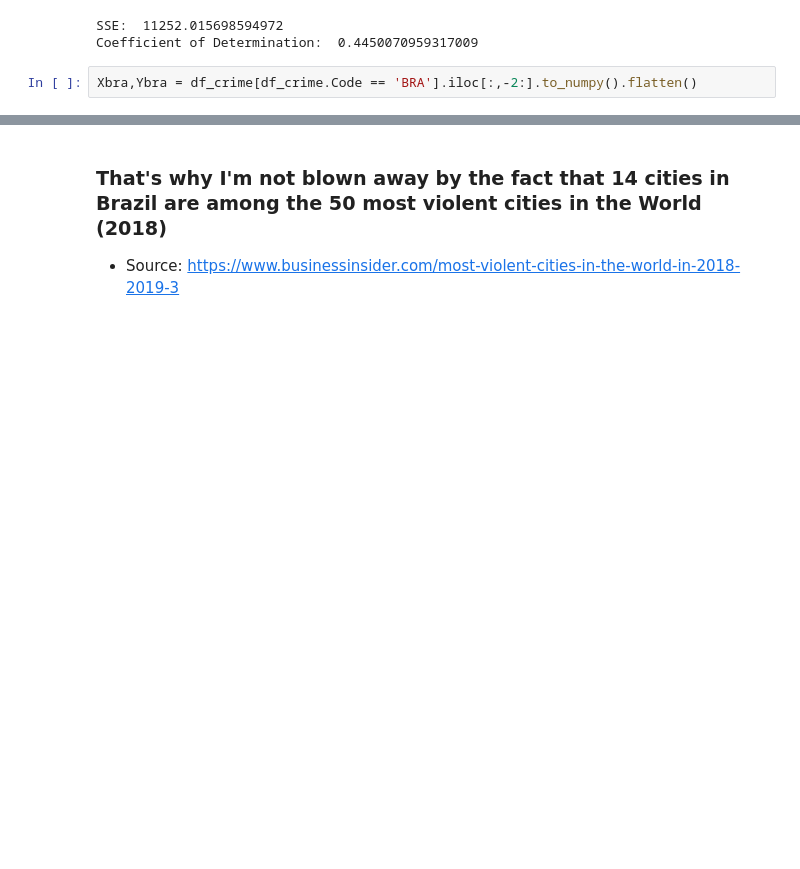
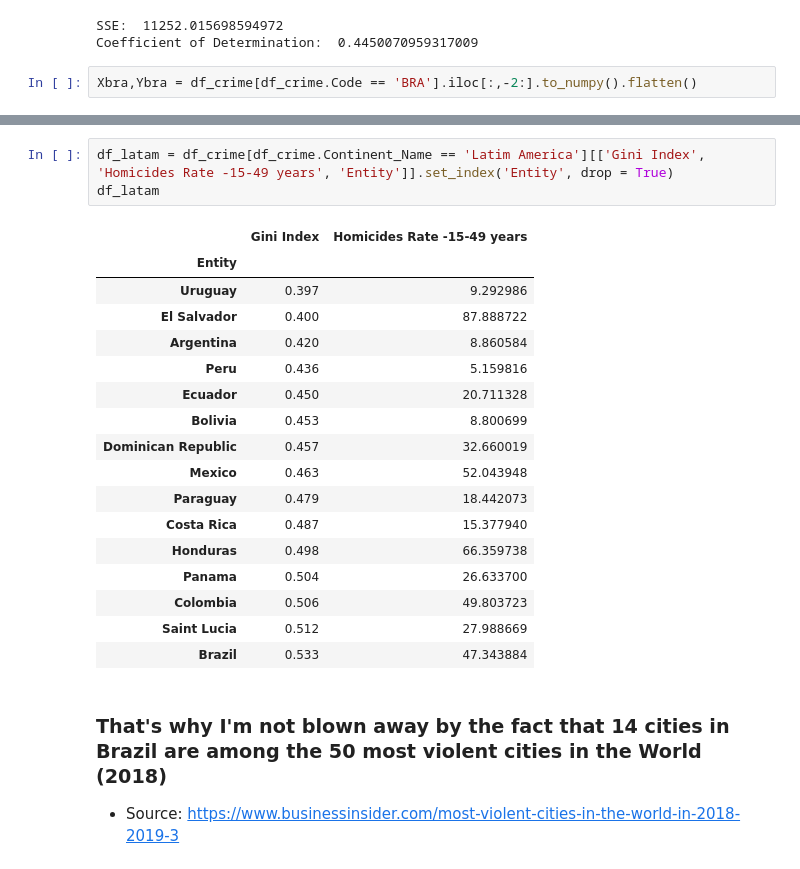
Before and after one commit to LimaRods/Dealing-With-Violence-Through-Economics, a Jupyter notebook: Global Inequality and Homicide Rate.ipynb, the cells around one changed output, grey strips where cells are left out. Saved outputs shown, nothing was run; the diff lists cells and outputs as text; blank space fills up the shorter version.

```diff
--- a/Global Inequality and Homicide Rate.ipynb
+++ b/Global Inequality and Homicide Rate.ipynb
@@ -325,3 +331,24 @@ plt.gcf().set_size_inches(14,6)
+# %%
+df_latam = df_crime[df_crime.Continent_Name == 'Latim America'][['Gini Index', 'Homicides Rate -15-49 years', 'Entity']].set_index('Entity', drop = True)
+df_latam
+# %% [output]
+|  | Gini Index | Homicides Rate -15-49 years |
+| Entity |  |  |
+| Uruguay | 0.397 | 9.292986 |
+| El Salvador | 0.400 | 87.888722 |
+| Argentina | 0.420 | 8.860584 |
+| Peru | 0.436 | 5.159816 |
+| Ecuador | 0.450 | 20.711328 |
+| Bolivia | 0.453 | 8.800699 |
+| Dominican Republic | 0.457 | 32.660019 |
+| Mexico | 0.463 | 52.043948 |
+| Paraguay | 0.479 | 18.442073 |
+| Costa Rica | 0.487 | 15.377940 |
+| Honduras | 0.498 | 66.359738 |
+| Panama | 0.504 | 26.633700 |
+| Colombia | 0.506 | 49.803723 |
+| Saint Lucia | 0.512 | 27.988669 |
+| Brazil | 0.533 | 47.343884 |
 # %% [markdown]
 ### That's why I'm not blown away by the fact that  14 cities in Brazil are among the 50 most violent cities in the World (2018)
 - Source: https://www.businessinsider.com/most-violent-cities-in-the-world-in-2018-2019-3
```
Also changed, not shown: parts of 3 cells of this notebook, 5 other files.
